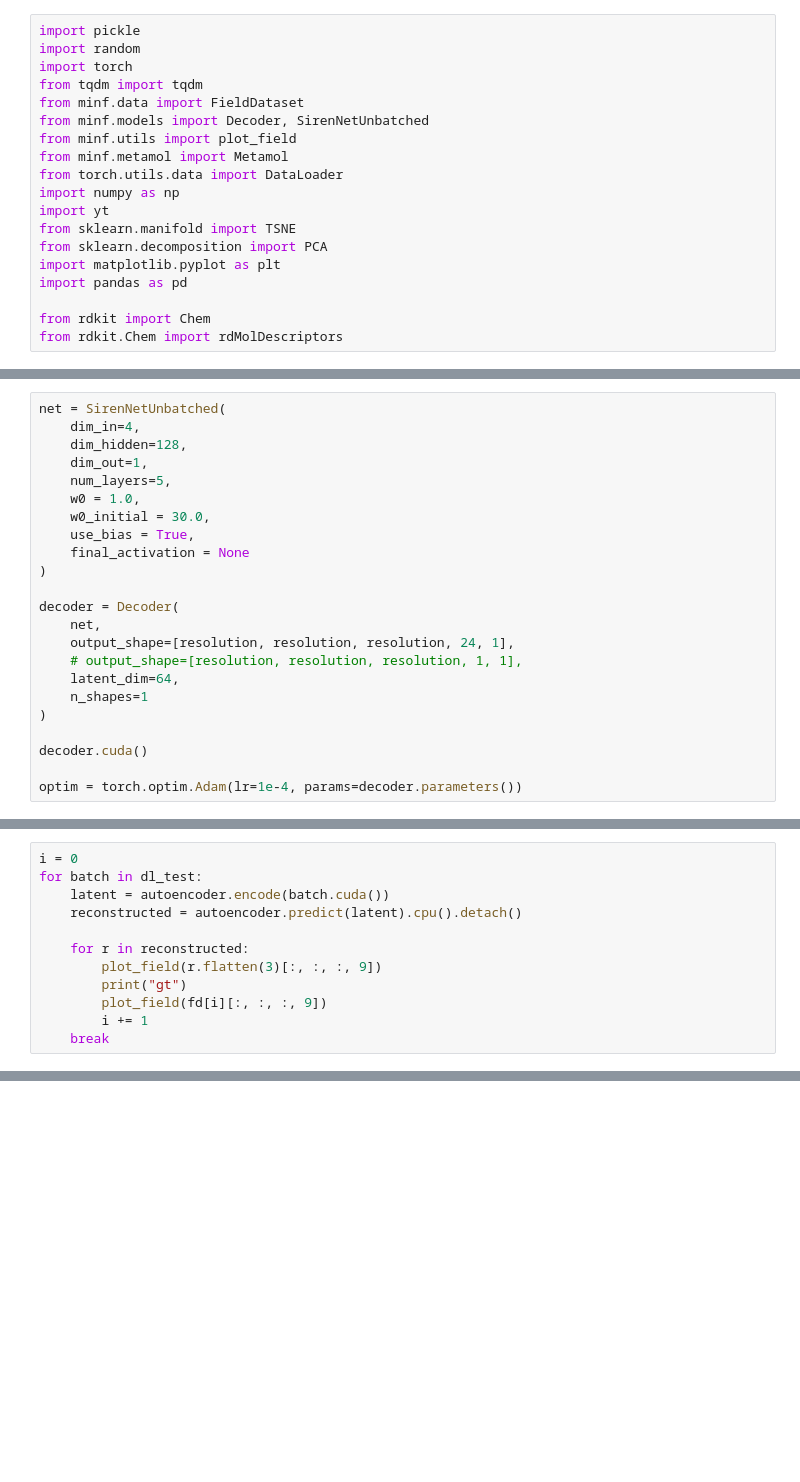
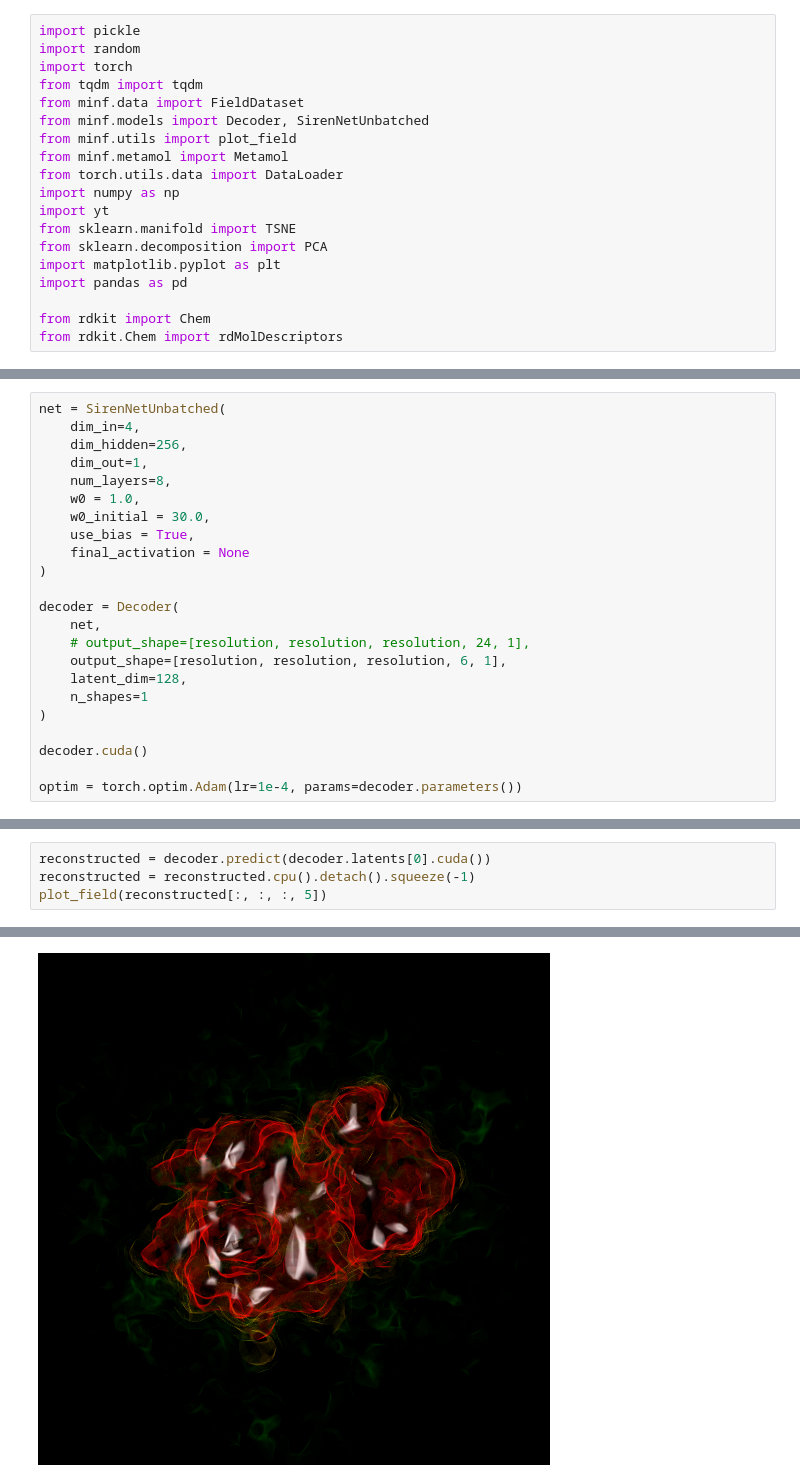
Before and after one commit to daenuprobst/minf, a Jupyter notebook: notebooks/reconstruction.ipynb, the cells around one changed output, grey strips where cells are left out. Drawn from its saved outputs; the diff is of its cells as text; blank space fills up the shorter version.

```diff
--- a/notebooks/reconstruction.ipynb
+++ b/notebooks/reconstruction.ipynb
@@ -55,9 +51,9 @@ torch.Size([32, 32, 32, 24])
 # %%
 net = SirenNetUnbatched(
     dim_in=4,
-    dim_hidden=128,
+    dim_hidden=256,
     dim_out=1,
-    num_layers=5,
+    num_layers=8,
     w0 = 1.0,
     w0_initial = 30.0,
     use_bias = True,
@@ -66,9 +62,9 @@ net = SirenNetUnbatched(
 
 decoder = Decoder(
     net,
-    output_shape=[resolution, resolution, resolution, 24, 1],
-    # output_shape=[resolution, resolution, resolution, 1, 1],
-    latent_dim=64,
+    # output_shape=[resolution, resolution, resolution, 24, 1],
+    output_shape=[resolution, resolution, resolution, 6, 1],
+    latent_dim=128,
     n_shapes=1
 )
 
@@ -89,13 +83,5 @@ KeyboardInterrupt:
 # %%
-i = 0
-for batch in dl_test:
-    latent = autoencoder.encode(batch.cuda())
-    reconstructed = autoencoder.predict(latent).cpu().detach()
-
-    for r in reconstructed:
-        plot_field(r.flatten(3)[:, :, :, 9])
-        print("gt")
-        plot_field(fd[i][:, :, :, 9])
-        i += 1
-    break
+reconstructed = decoder.predict(decoder.latents[0].cuda())
+reconstructed = reconstructed.cpu().detach().squeeze(-1)
+plot_field(reconstructed[:, :, :, 5])
 # %% [output]
@@ -102,0 +98 @@ NameError: name 'dl_test' is not defined
+[figure, added]
```
Also changed, not shown: parts of 5 cells of this notebook, 4 other files.
